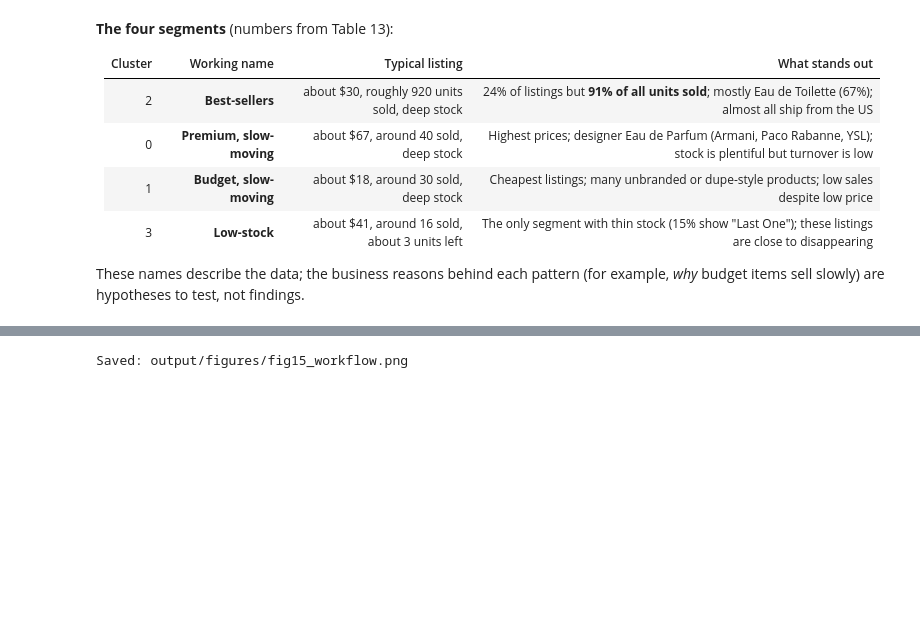
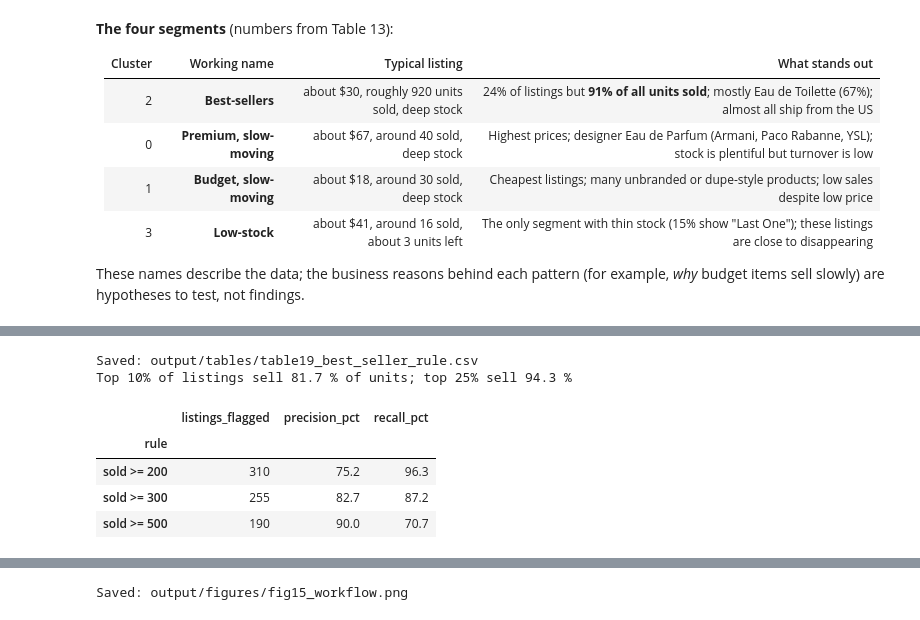
Before and after one commit to kvmmn/_COM7022_MachineLearning, a Jupyter notebook: COM7022 - Assignment/COM7022_Clustering_25199053.ipynb, the cells around one changed output, grey strips where cells are left out. Drawn from its saved outputs; the diff is of its cells as text; code cells hidden in the pictures; blank space fills up the shorter version.

```diff
--- a/COM7022 - Assignment/COM7022_Clustering_25199053.ipynb
+++ b/COM7022 - Assignment/COM7022_Clustering_25199053.ipynb
@@ -1640,0 +1693,25 @@ These names describe the data; the business reasons behind each pattern (for exa
+# %%
+# One line for the most valuable segment: "sold at least X units" versus the K-Means best-sellers
+is_best_seller = df["kmeans"] == 2
+best_rows = []
+for cutoff in [200, 300, 500]:
+    flagged = df["sold"] >= cutoff
+    best_rows.append({"rule": "sold >= " + str(cutoff), "listings_flagged": int(flagged.sum()),
+                      "precision_pct": round((flagged & is_best_seller).sum() / flagged.sum() * 100, 1),
+                      "recall_pct": round((flagged & is_best_seller).sum() / is_best_seller.sum() * 100, 1)})
+best_seller_rule = pd.DataFrame(best_rows).set_index("rule")
+save_table(best_seller_rule, "table19_best_seller_rule.csv")
+
+# How concentrated is demand in the first place?
+units_sorted = df["sold"].sort_values(ascending=False)
+print("Top 10% of listings sell", round(units_sorted.head(int(len(df) * 0.10)).sum() / units_sorted.sum() * 100, 1),
+      "% of units; top 25% sell", round(units_sorted.head(int(len(df) * 0.25)).sum() / units_sorted.sum() * 100, 1), "%")
+best_seller_rule
+# %% [output]
+Saved: output/tables/table19_best_seller_rule.csv
+Top 10% of listings sell 81.7 % of units; top 25% sell 94.3 %
+|  | listings_flagged | precision_pct | recall_pct |
+| rule |  |  |  |
+| sold >= 200 | 310 | 75.2 | 96.3 |
+| sold >= 300 | 255 | 82.7 | 87.2 |
+| sold >= 500 | 190 | 90.0 | 70.7 |
```
Also changed, not shown: parts of 7 cells of this notebook, 20 other files.
